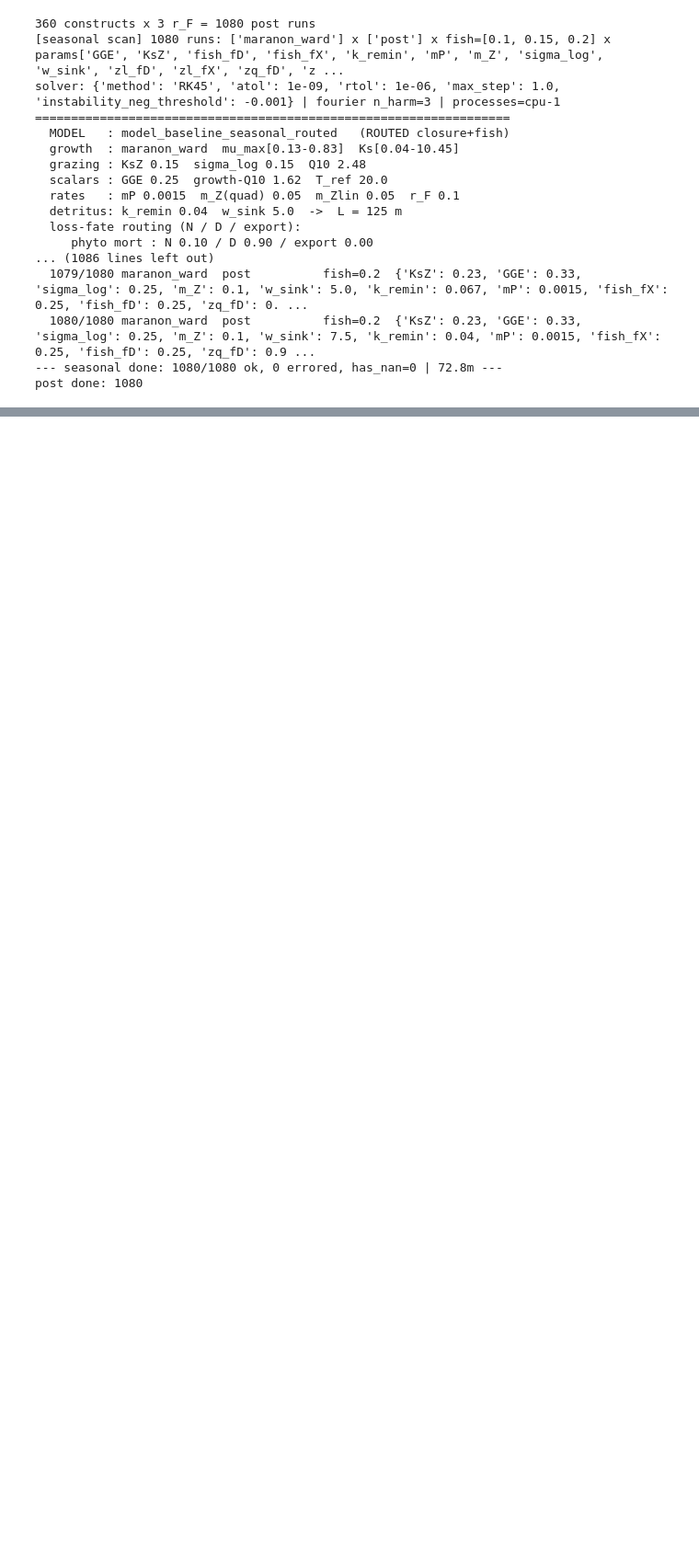
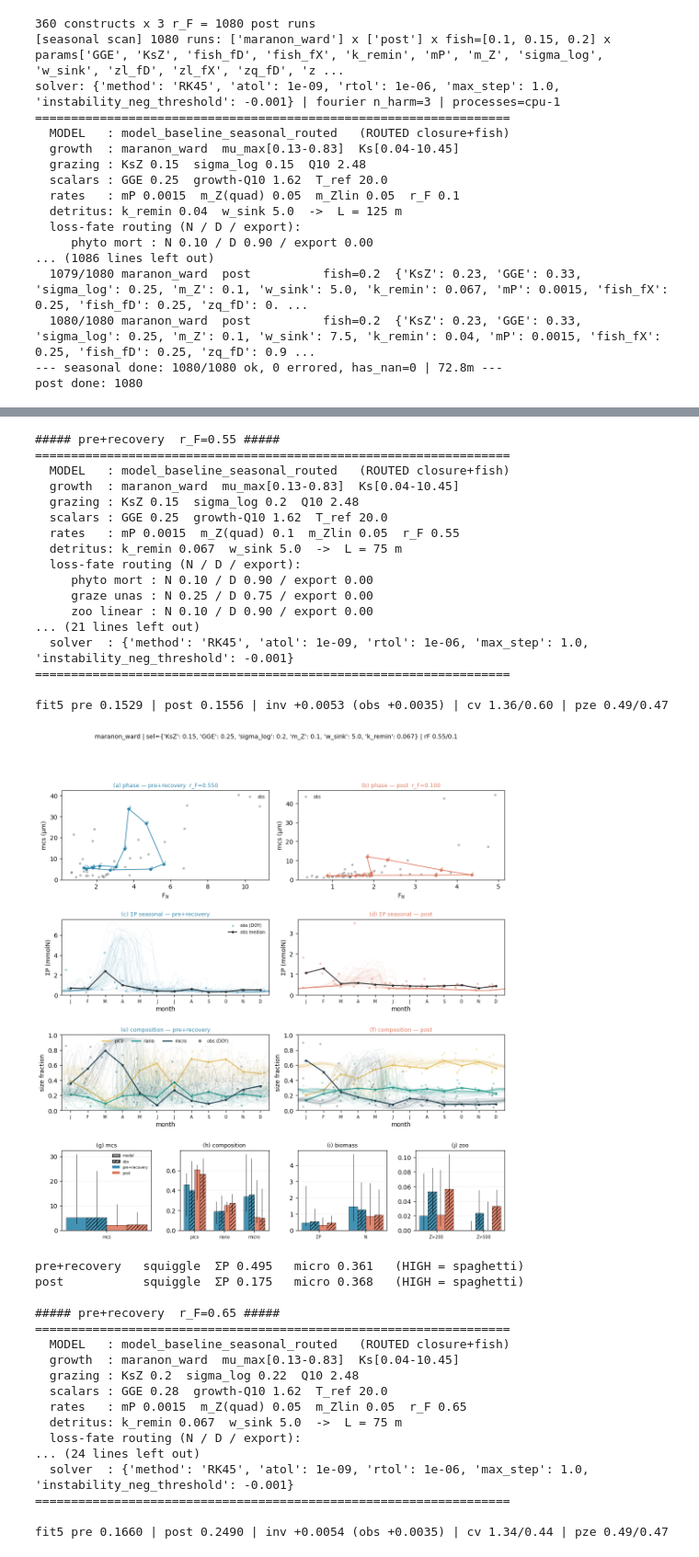
Before and after one commit to ben1post/SSMCariaco, a Jupyter notebook: parameter_scan/FINAL/NewLargerScan_02.ipynb, the cells around one changed output, grey strips where cells are left out. Shown at 92% size. Saved outputs shown, nothing was run; the diff lists cells and outputs as text; code cells hidden in the pictures; blank space fills up the shorter version.

Commit message:
set up updated Fig. 5 scan

```diff
--- a/parameter_scan/FINAL/NewLargerScan_02.ipynb
+++ b/parameter_scan/FINAL/NewLargerScan_02.ipynb
@@ -190,0 +307,54 @@ AttributeError: 'Flags' object has no attribute 'sum'
+# %%
+import numpy as np, seasonal_scan_harness as ssh
+def _squiggle(r, key, spinup=15):
+    keep=r['t']>=spinup*365.0; t=r['t'][keep]; v=np.asarray(r[key],float)[keep]
+    yr=(t//365).astype(int); mo=np.clip(np.searchsorted(ssh._MEDGES,np.mod(t,365.0),'right')+1,1,12)
+    ys=np.unique(yr); M=np.full((len(ys),12),np.nan)
+    for i,y in enumerate(ys):
+        for m in range(1,13):
+            sel=v[(yr==y)&(mo==m)]
+            if sel.size: M[i,m-1]=np.nanmean(sel)
+    return float(np.nanmean(np.nanstd(M,axis=0))/max(np.nanmean(v),1e-9))
+def squiggle_report(runs, spinup=15):
+    for g,r in runs.items():
+        print(f"{g:14s} squiggle  ΣP {_squiggle(r,'sumP',spinup):.3f}   micro {_squiggle(r,'micro',spinup):.3f}   (HIGH = spaghetti)")
+# %%
+runs,_ = fig4_overview(RP,RQ,0.55,0.10,sel={'KsZ':0.15,'GGE':0.25,'sigma_log':0.20,'m_Z':0.10,'w_sink':5.0,'k_remin':0.067}); squiggle_report(runs)  # A
+runs,_ = fig4_overview(RP,RQ,0.65,0.10,sel={'KsZ':0.20,'GGE':0.28,'sigma_log':0.22,'m_Z':0.05,'w_sink':5.0,'k_remin':0.067}); squiggle_report(runs)  # B
+runs,_ = fig4_overview(RP,RQ,0.60,0.15,sel={'KsZ':0.23,'GGE':0.31,'sigma_log':0.15,'m_Z':0.05,'w_sink':5.0,'k_remin':0.067}); squiggle_report(runs)  # C
+# %% [output]
+##### pre+recovery  r_F=0.55 #####
+==================================================================
+  MODEL   : model_baseline_seasonal_routed   (ROUTED closure+fish)
+  growth  : maranon_ward  mu_max[0.13-0.83]  Ks[0.04-10.45]
+  grazing : KsZ 0.15  sigma_log 0.2  Q10 2.48
+  scalars : GGE 0.25  growth-Q10 1.62  T_ref 20.0
+  rates   : mP 0.0015  m_Z(quad) 0.1  m_Zlin 0.05  r_F 0.55
+  detritus: k_remin 0.067  w_sink 5.0  ->  L = 75 m
+  loss-fate routing (N / D / export):
+     phyto mort : N 0.10 / D 0.90 / export 0.00
+     graze unas : N 0.25 / D 0.75 / export 0.00
+     zoo linear : N 0.10 / D 0.90 / export 0.00
+... (21 lines left out)
+  solver  : {'method': 'RK45', 'atol': 1e-09, 'rtol': 1e-06, 'max_step': 1.0, 'instability_neg_threshold': -0.001}
+==================================================================
+
+fit5 pre 0.1529 | post 0.1556 | inv +0.0053 (obs +0.0035) | cv 1.36/0.60 | pze 0.49/0.47
+[figure, added]
+pre+recovery   squiggle  ΣP 0.495   micro 0.361   (HIGH = spaghetti)
+post           squiggle  ΣP 0.175   micro 0.368   (HIGH = spaghetti)
+
+##### pre+recovery  r_F=0.65 #####
+==================================================================
+  MODEL   : model_baseline_seasonal_routed   (ROUTED closure+fish)
+  growth  : maranon_ward  mu_max[0.13-0.83]  Ks[0.04-10.45]
+  grazing : KsZ 0.2  sigma_log 0.22  Q10 2.48
+  scalars : GGE 0.28  growth-Q10 1.62  T_ref 20.0
+  rates   : mP 0.0015  m_Z(quad) 0.05  m_Zlin 0.05  r_F 0.65
+  detritus: k_remin 0.067  w_sink 5.0  ->  L = 75 m
+  loss-fate routing (N / D / export):
+... (24 lines left out)
+  solver  : {'method': 'RK45', 'atol': 1e-09, 'rtol': 1e-06, 'max_step': 1.0, 'instability_neg_threshold': -0.001}
+==================================================================
+
+fit5 pre 0.1660 | post 0.2490 | inv +0.0054 (obs +0.0035) | cv 1.34/0.44 | pze 0.49/0.47
```
Also changed, not shown: parts of 11 cells of this notebook, 1 other file.
